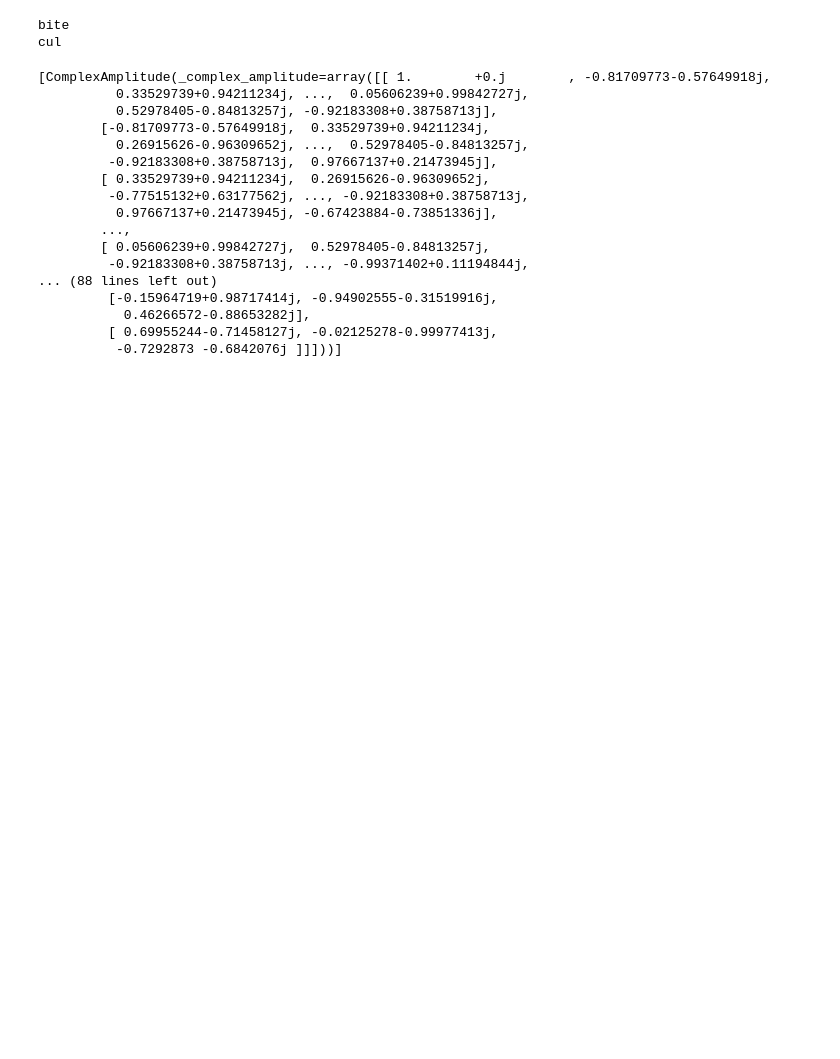
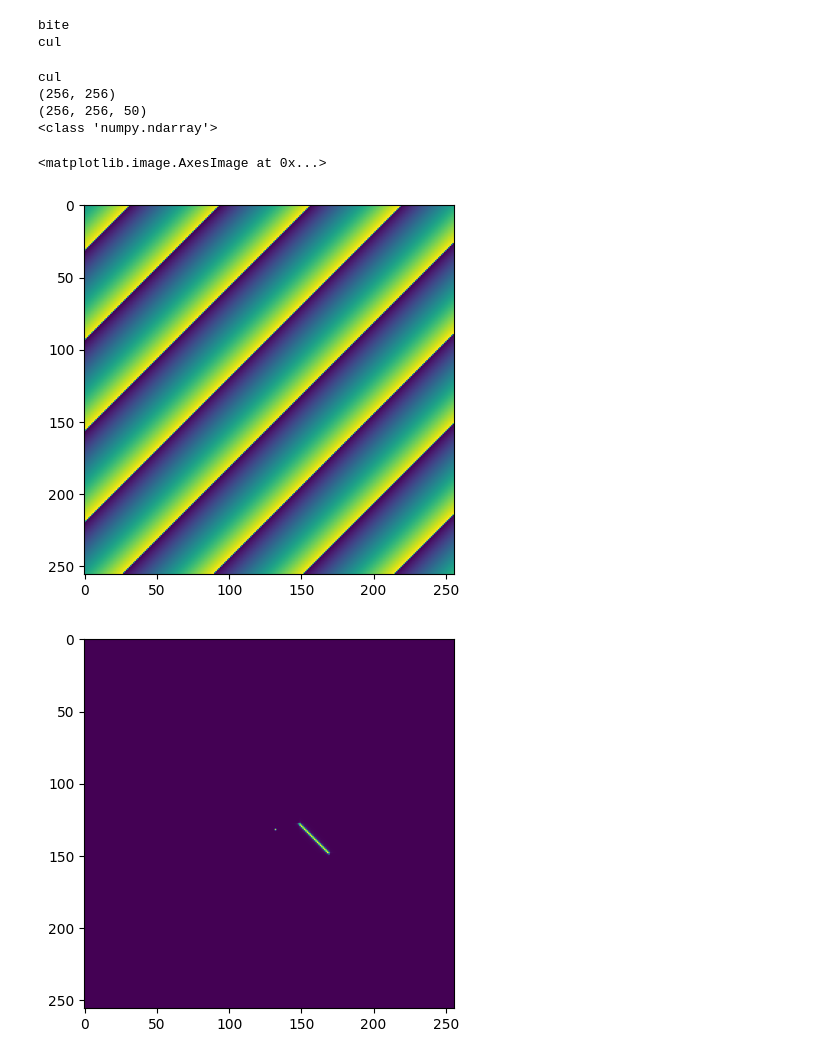
Before and after one commit to bidou2002/fiatlux, a Jupyter notebook: fiatlux/tutorials/fiatlux_dev.ipynb, the cells around one changed output. Drawn from its saved outputs; the diff is of its cells as text; code cells hidden in the pictures; blank space fills up the shorter version.

```diff
--- a/fiatlux/tutorials/fiatlux_dev.ipynb
+++ b/fiatlux/tutorials/fiatlux_dev.ipynb
@@ -2,34 +2,32 @@
 from fiatlux.field_dev import Field
 from fiatlux.source_dev import PointSource, ExtendedSource
 from fiatlux.spectrum_dev import Monochromatic
+from fiatlux.propagators import FFT
 
 import matplotlib.pyplot as plt
 import numpy as np
 
 
-star = PointSource(incidence_angles=[10, 10])
-satellite = ExtendedSource(incidence_angles_list=[[10, 10], [20, 20], [30, 30]])
+star = PointSource(incidence_angles=[0.1, 0.1])
+satellite = ExtendedSource(
+    incidence_angles_list=[
+        [i, j] for i, j in zip(.5+np.linspace(0, 0.5), np.linspace(0, 0.5))
+    ]
+)
 field = Field(field_size=256, source_list=[star, satellite], scale=1)
 # %% [output]
 bite
 cul
-# %%
-field._complex_amplitude_list
-# %% [output]
-[ComplexAmplitude(_complex_amplitude=array([[ 1.        +0.j        , -0.81709773-0.57649918j,
-          0.33529739+0.94211234j, ...,  0.05606239+0.99842727j,
-          0.52978405-0.84813257j, -0.92183308+0.38758713j],
-        [-0.81709773-0.57649918j,  0.33529739+0.94211234j,
-          0.26915626-0.96309652j, ...,  0.52978405-0.84813257j,
-         -0.92183308+0.38758713j,  0.97667137+0.21473945j],
-        [ 0.33529739+0.94211234j,  0.26915626-0.96309652j,
-         -0.77515132+0.63177562j, ..., -0.92183308+0.38758713j,
-          0.97667137+0.21473945j, -0.67423884-0.73851336j],
-        ...,
-        [ 0.05606239+0.99842727j,  0.52978405-0.84813257j,
-         -0.92183308+0.38758713j, ..., -0.99371402+0.11194844j,
-... (88 lines left out)
-         [-0.15964719+0.98717414j, -0.94902555-0.31519916j,
-           0.46266572-0.88653282j],
-         [ 0.69955244-0.71458127j, -0.02125278-0.99977413j,
-          -0.7292873 -0.6842076j ]]]))]
+# %%
+plt.imshow(np.angle(star.compute_field(256)._complex_amplitude))
+field.propagate(propagator=FFT())
+plt.figure()
+plt.imshow(field.compute_intensity())
+# %% [output]
+cul
+(256, 256)
+(256, 256, 50)
+<class 'numpy.ndarray'>
+<matplotlib.image.AxesImage at 0x...>
+[figure, added]
+[figure, added]
```
Also changed, not shown: parts of 1 cell of this notebook, 6 other files.
